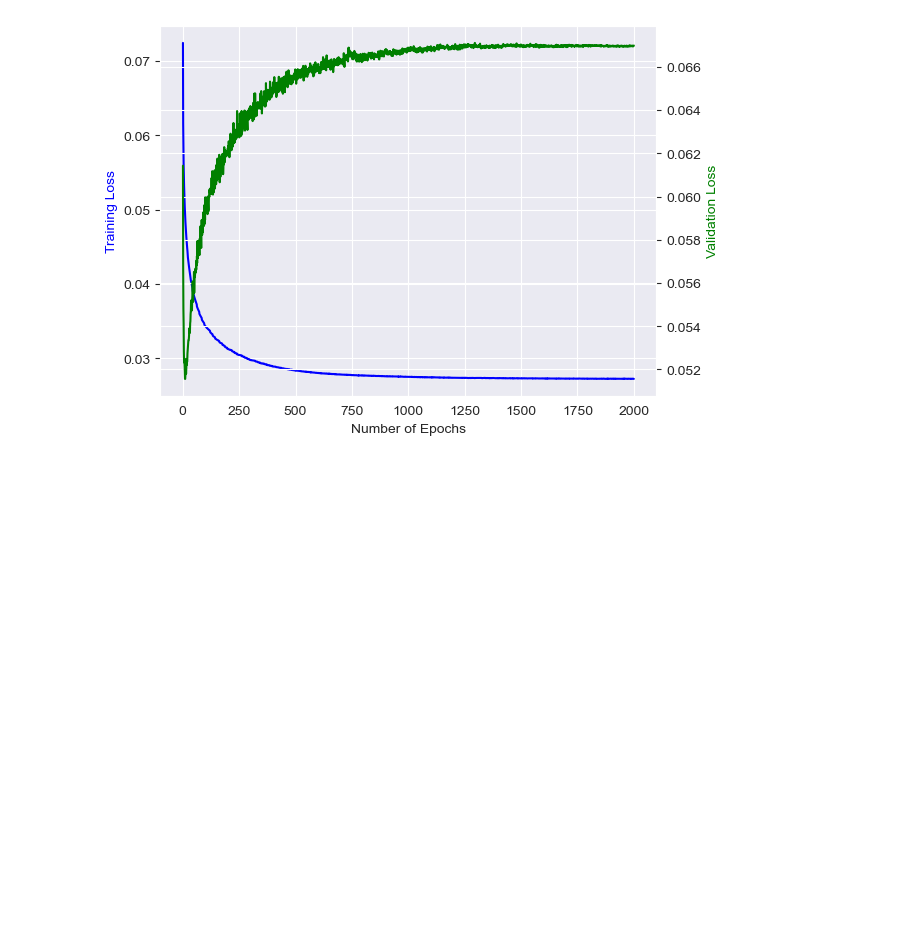
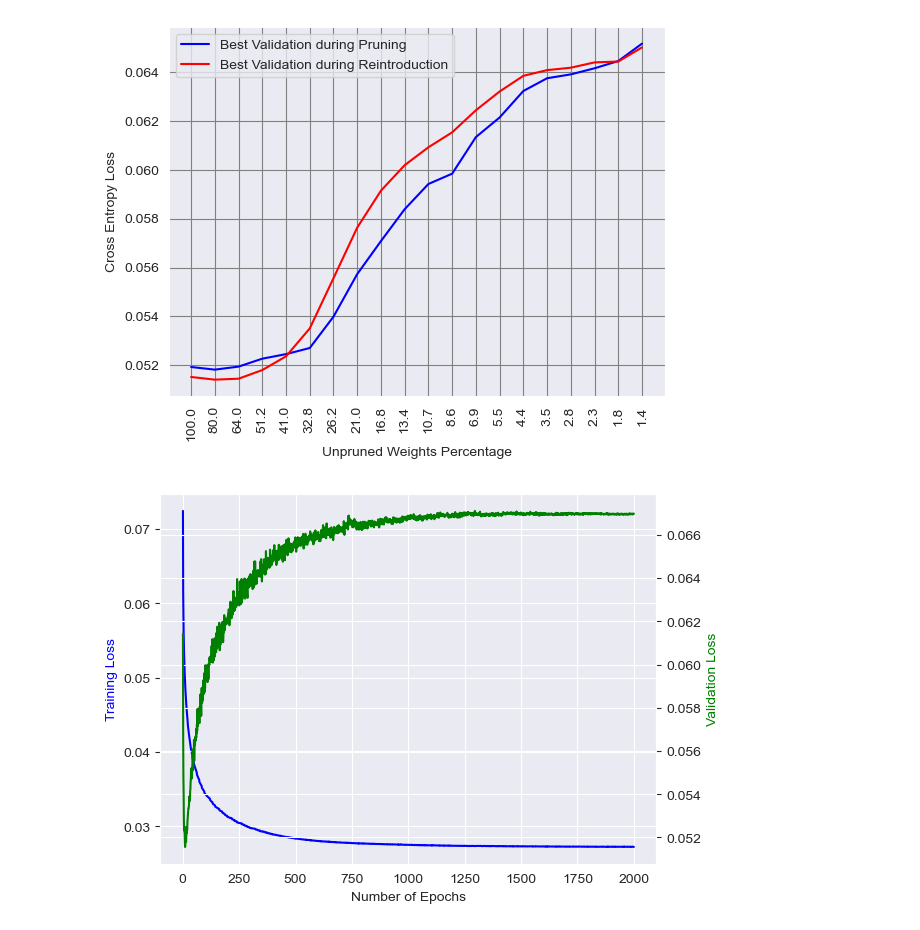
Before and after one commit to luca-scharr/CupCurriculum, a Jupyter notebook: testing_ground.ipynb, the cells around one changed output. Saved outputs shown, nothing was run; the diff lists cells and outputs as text; code cells hidden in the pictures; blank space fills up the shorter version.

```diff
--- a/testing_ground.ipynb
+++ b/testing_ground.ipynb
@@ -94,19 +94,21 @@ plt.grid(color="gray")
 # %%
 with open(f"{os.getcwd()}/pruning/0/dumps/summary_plot_data/best_val.dat", "rb") as input_file:
-    best_val = pickle.load(input_file)/35.
-with open(f"{os.getcwd()}/reintroduction/old_identical/dumps/reint_summary_plot_data/best_val.dat", "rb") as input_file:
-    best_val_reint = pickle.load(input_file)/35.
+    best_val = pickle.load(input_file)
+with open(f"{os.getcwd()}/reintroduction/old_identical/0/dumps/reint_summary_plot_data/best_val.dat", "rb") as input_file:
+    best_val_reint = pickle.load(input_file)
     best_val_reint = np.flip(best_val_reint)
 with open(f"{os.getcwd()}/pruning/0/dumps/summary_plot_data/compression.dat", "rb") as input_file:
     comp = pickle.load(input_file)
 a = range(20)
 plt.plot(a, best_val, c="b", label="Best Validation during Pruning")
 plt.plot(a, best_val_reint, c="r", label="Best Validation during Reintroduction")
 plt.xlabel("Unpruned Weights Percentage")
 plt.ylabel("Cross Entropy Loss")
 plt.xticks(a, comp, rotation="vertical")
 plt.legend()
 plt.grid(color="gray")
+# %% [output]
+[figure, added]
 # %%
 train_loss_all = np.array([])
 for i in range(40):
```
Also changed, not shown: parts of 11 cells of this notebook, 1 other file.
